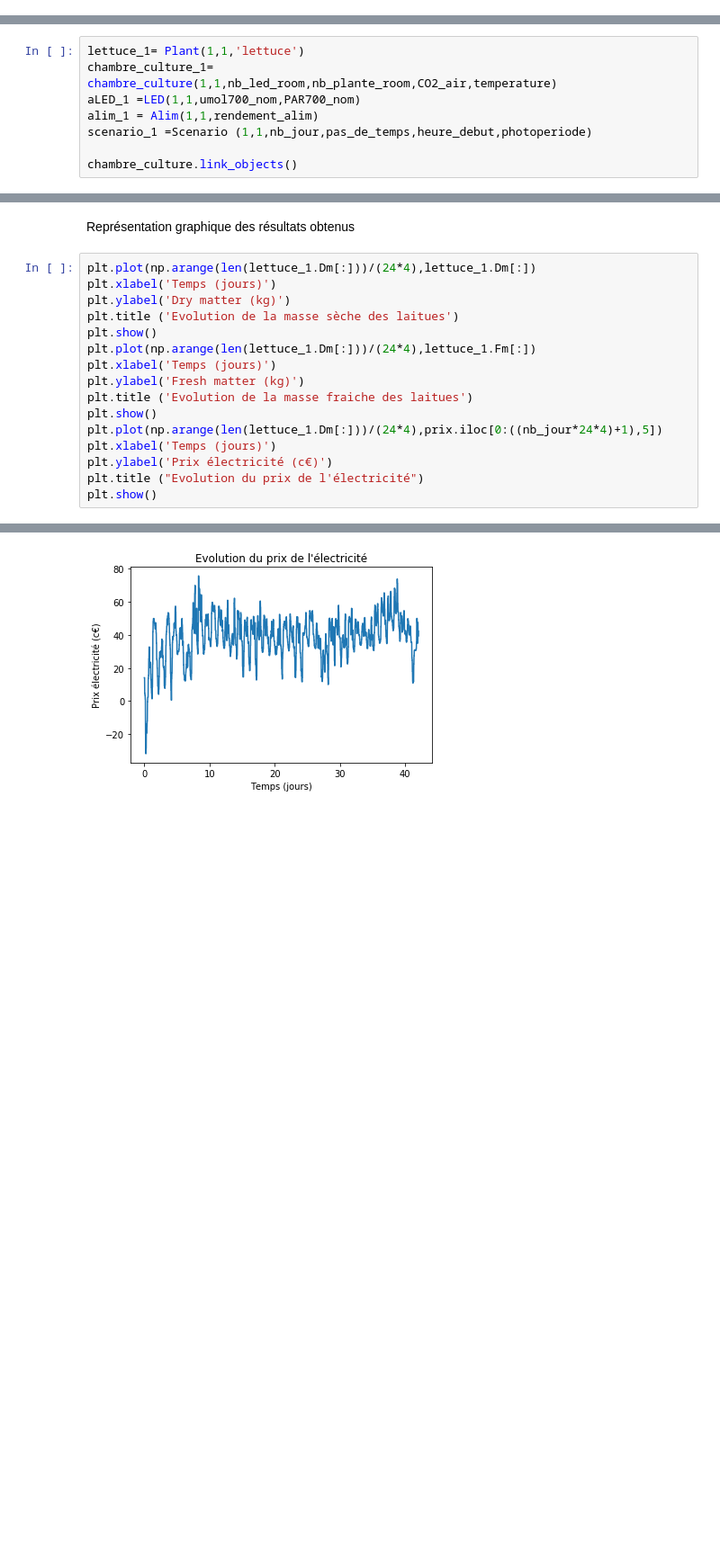
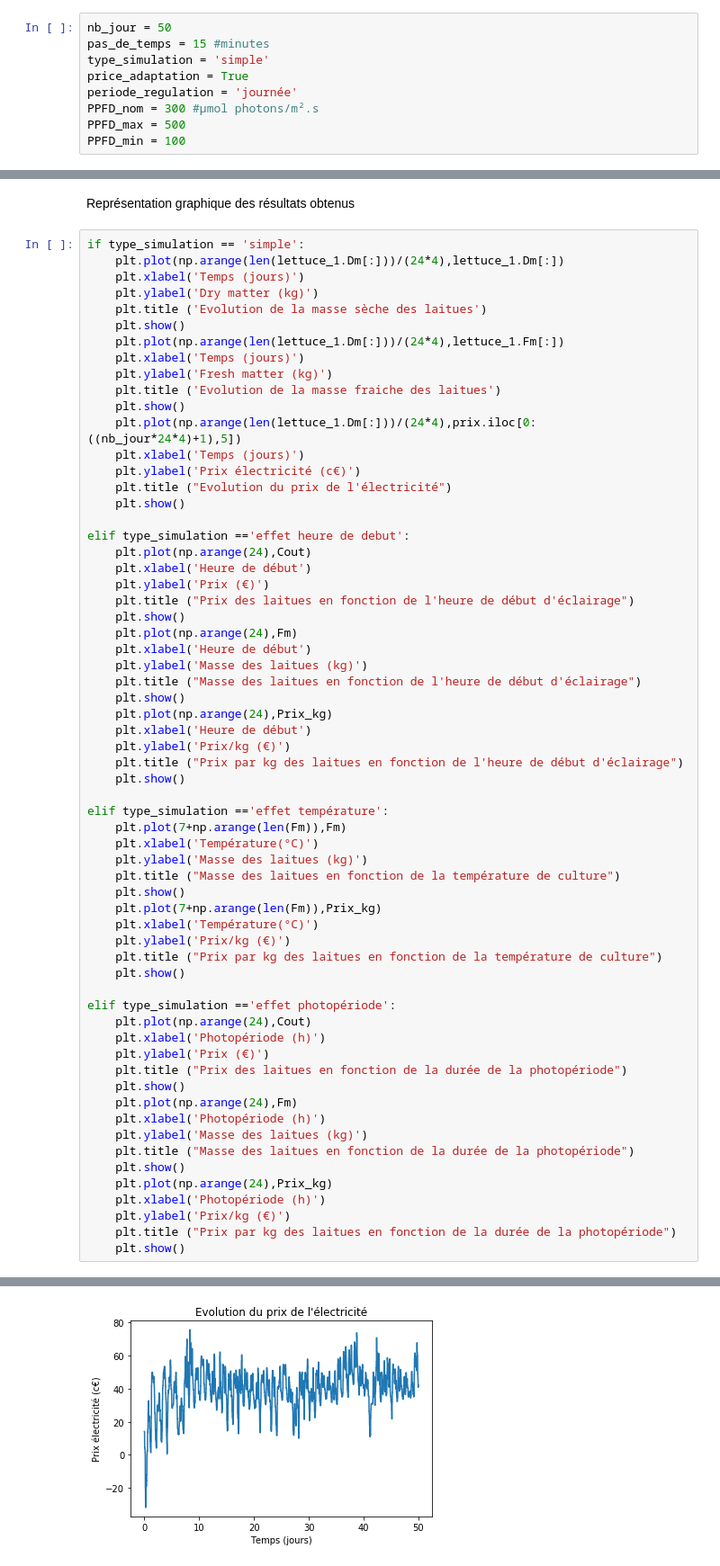
Before and after one commit to GermainBrach/projet_agri_envi_cont, a Jupyter notebook: agri_envi_cont.ipynb, the cells around one changed output, grey strips where cells are left out. Shown at 90% size. Saved outputs shown, nothing was run; the diff lists cells and outputs as text; blank space fills up the shorter version.

```diff
--- a/agri_envi_cont.ipynb
+++ b/agri_envi_cont.ipynb
@@ -233,0 +264,9 @@ periode_regulation = 'journée'
+# %%
+nb_jour = 50
+pas_de_temps = 15 #minutes
+type_simulation = 'simple'
+price_adaptation = True
+periode_regulation = 'journée'
+PPFD_nom = 300 #µmol photons/m².s
+PPFD_max = 500
+PPFD_min = 100
@@ -236,8 +288,0 @@ Création des objets du système sur base des paramètres sélectionnés
-# %%
-lettuce_1= Plant(1,1,'lettuce')
-chambre_culture_1= chambre_culture(1,1,nb_led_room,nb_plante_room,CO2_air,temperature)
-aLED_1 =LED(1,1,umol700_nom,PAR700_nom)
-alim_1 = Alim(1,1,rendement_alim)
-scenario_1 =Scenario (1,1,nb_jour,pas_de_temps,heure_debut,photoperiode)
-
-chambre_culture.link_objects()
@@ -282,19 +367,66 @@ for j in np.arange(nb_jour*24*4):
 # %% [markdown]
 Représentation graphique des résultats obtenus
 # %%
-plt.plot(np.arange(len(lettuce_1.Dm[:]))/(24*4),lettuce_1.Dm[:])
-plt.xlabel('Temps (jours)')
-plt.ylabel('Dry matter (kg)')
-plt.title ('Evolution de la masse sèche des laitues')
-plt.show()
-plt.plot(np.arange(len(lettuce_1.Dm[:]))/(24*4),lettuce_1.Fm[:])
-plt.xlabel('Temps (jours)')
-plt.ylabel('Fresh matter (kg)')
-plt.title ('Evolution de la masse fraiche des laitues')
-plt.show()
-plt.plot(np.arange(len(lettuce_1.Dm[:]))/(24*4),prix.iloc[0:((nb_jour*24*4)+1),5])
-plt.xlabel('Temps (jours)')
-plt.ylabel('Prix électricité (c€)')
-plt.title ("Evolution du prix de l'électricité")
-plt.show()
+if type_simulation == 'simple':
+    plt.plot(np.arange(len(lettuce_1.Dm[:]))/(24*4),lettuce_1.Dm[:])
+    plt.xlabel('Temps (jours)')
+    plt.ylabel('Dry matter (kg)')
+    plt.title ('Evolution de la masse sèche des laitues')
+    plt.show()
+    plt.plot(np.arange(len(lettuce_1.Dm[:]))/(24*4),lettuce_1.Fm[:])
+    plt.xlabel('Temps (jours)')
+    plt.ylabel('Fresh matter (kg)')
+    plt.title ('Evolution de la masse fraiche des laitues')
+    plt.show()
+    plt.plot(np.arange(len(lettuce_1.Dm[:]))/(24*4),prix.iloc[0:((nb_jour*24*4)+1),5])
+    plt.xlabel('Temps (jours)')
+    plt.ylabel('Prix électricité (c€)')
+    plt.title ("Evolution du prix de l'électricité")
+    plt.show()
+
+elif type_simulation =='effet heure de debut':
+    plt.plot(np.arange(24),Cout)
+    plt.xlabel('Heure de début')
+    plt.ylabel('Prix (€)')
+    plt.title ("Prix des laitues en fonction de l'heure de début d'éclairage")
+    plt.show()
+    plt.plot(np.arange(24),Fm)
+    plt.xlabel('Heure de début')
+    plt.ylabel('Masse des laitues (kg)')
+    plt.title ("Masse des laitues en fonction de l'heure de début d'éclairage")
+    plt.show()
+    plt.plot(np.arange(24),Prix_kg)
+    plt.xlabel('Heure de début')
+    plt.ylabel('Prix/kg (€)')
+    plt.title ("Prix par kg des laitues en fonction de l'heure de début d'éclairage")
+    plt.show()
+
+elif type_simulation =='effet température':
+    plt.plot(7+np.arange(len(Fm)),Fm)
+    plt.xlabel('Température(°C)')
+    plt.ylabel('Masse des laitues (kg)')
+    plt.title ("Masse des laitues en fonction de la température de culture")
+    plt.show()
+    plt.plot(7+np.arange(len(Fm)),Prix_kg)
+    plt.xlabel('Température(°C)')
+    plt.ylabel('Prix/kg (€)')
+    plt.title ("Prix par kg des laitues en fonction de la température de culture")
+    plt.show()
+
+elif type_simulation =='effet photopériode':
+    plt.plot(np.arange(24),Cout)
+    plt.xlabel('Photopériode (h)')
+    plt.ylabel('Prix (€)')
+    plt.title ("Prix des laitues en fonction de la durée de la photopériode")
+    plt.show()
+    plt.plot(np.arange(24),Fm)
+    plt.xlabel('Photopériode (h)')
+    plt.ylabel('Masse des laitues (kg)')
+    plt.title ("Masse des laitues en fonction de la durée de la photopériode")
+    plt.show()
+    plt.plot(np.arange(24),Prix_kg)
+    plt.xlabel('Photopériode (h)')
+    plt.ylabel('Prix/kg (€)')
+    plt.title ("Prix par kg des laitues en fonction de la durée de la photopériode")
+    plt.show()
 # %% [output]
@@ -303 +435 @@ plt.show()
-[figure, old version]
+[figure, new version]
```
Also changed, not shown: parts of 16 cells of this notebook.
